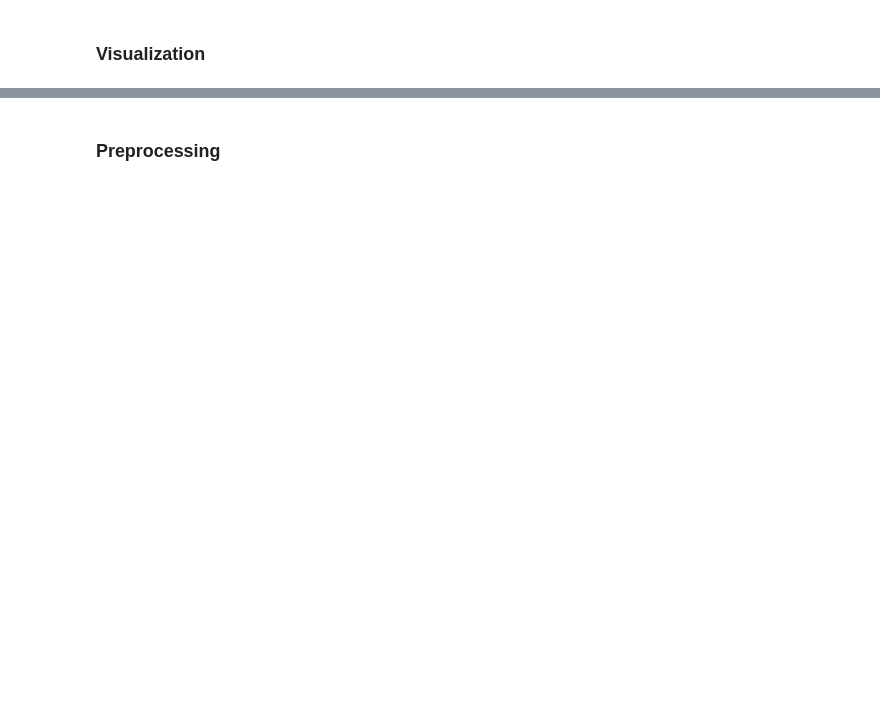
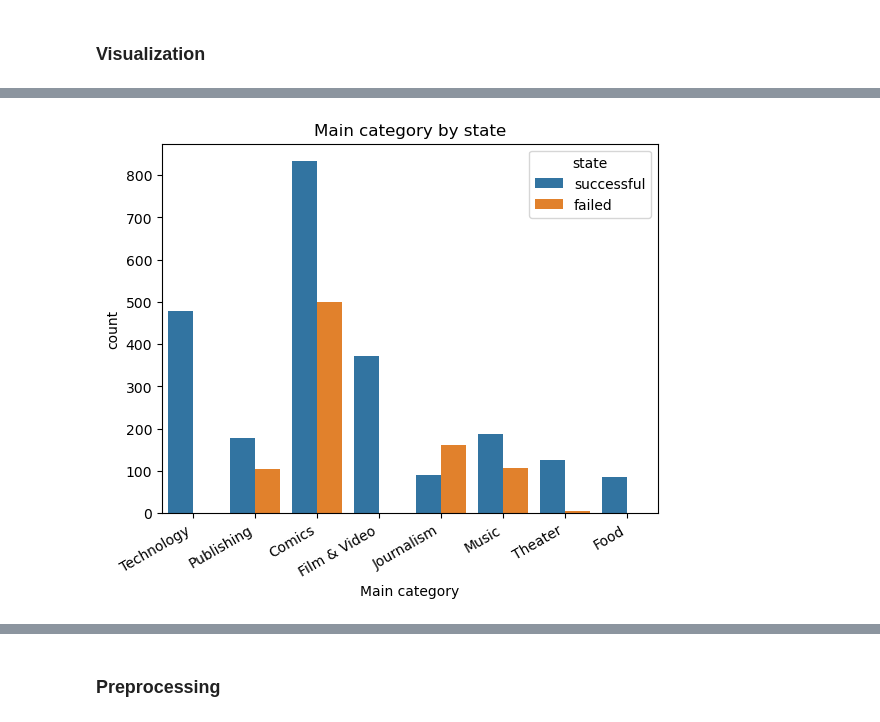
Before and after one commit to franzgerbig/Crowdfunding, a Jupyter notebook: notebooks/FG_Data_preprocassing_19_06_2023.ipynb, the cells around one changed output, grey strips where cells are left out. Cells and saved outputs as stored; diff of their text form; code cells hidden in the pictures; blank space fills up the shorter version.

```diff
--- a/notebooks/FG_Data_preprocassing_19_06_2023.ipynb
+++ b/notebooks/FG_Data_preprocassing_19_06_2023.ipynb
@@ -89,6 +166,8 @@ list_active=['backers_count',
 'state_changed_at_unix',
 'usd_pledged',
 'launched_year',
+'duration_d',
+'cat_parent_name',
 'cat_name']
 df_active=df_merge[list_active]
 # %%
@@ -152,0 +257,8 @@ plt.title('Correlation of the active variables');
+# %%
+# Main (parent) category and success
+sns.countplot(hue="state",x="cat_parent_name",data=df_active);
+plt.xticks(rotation=30,ha='right');
+plt.xlabel("Main category");
+plt.title("Main category by state");
+# %% [output]
+[figure, added]
```
Also changed, not shown: parts of 19 cells of this notebook.
